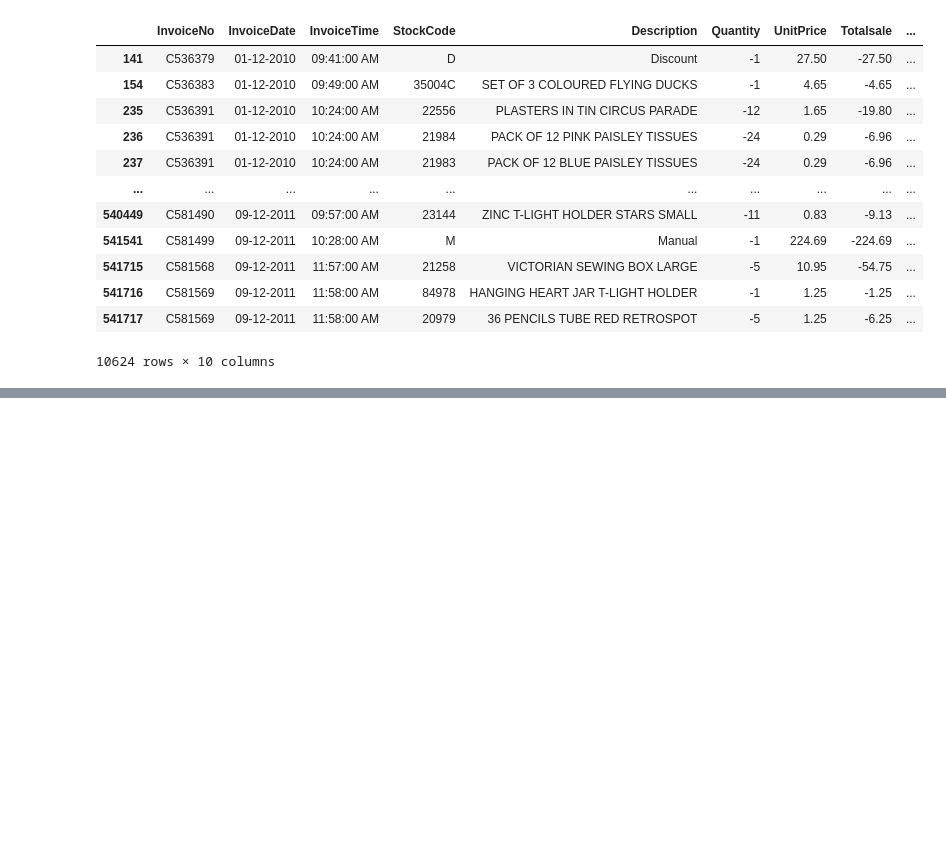
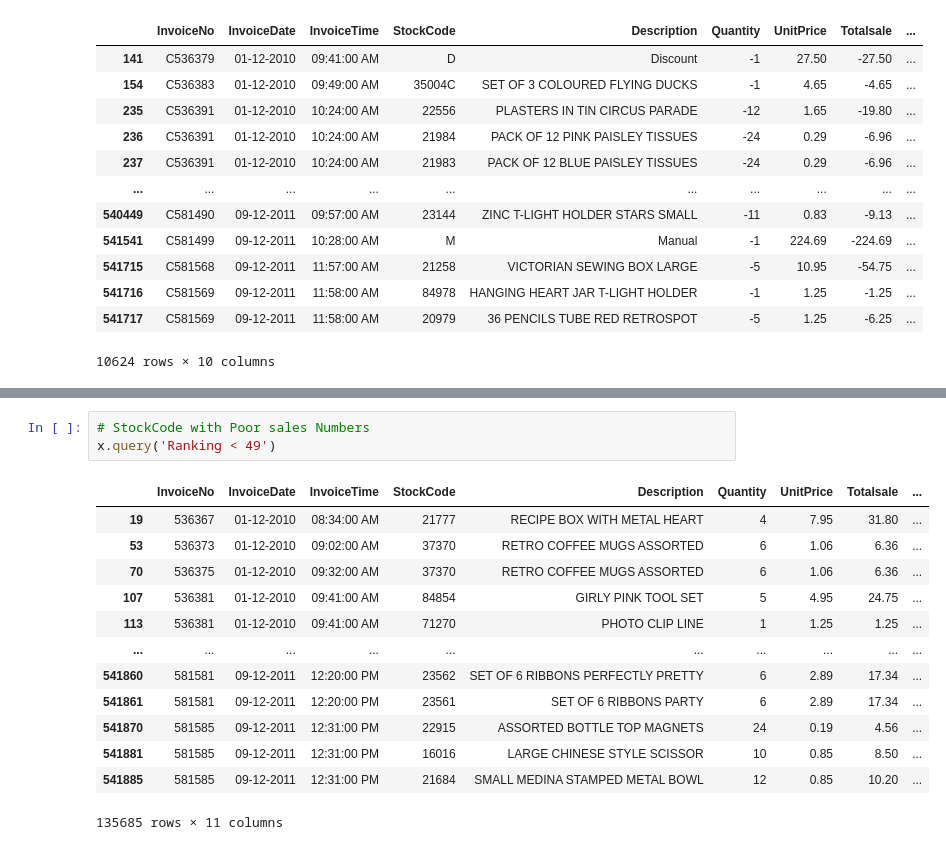
Before and after one commit to singhamit8467/Python, a Jupyter notebook: EDA - Retail Data.ipynb, the cells around one changed output, grey strips where cells are left out. Saved outputs shown, nothing was run; the diff lists cells and outputs as text; blank space fills up the shorter version.

```diff
--- a/EDA - Retail Data.ipynb
+++ b/EDA - Retail Data.ipynb
@@ -96,2 +110,19 @@ x.groupby(x['StockCode']).sum().query('Totalsale < 100')
+# %%
+# StockCode with Poor sales Numbers
+x.query('Ranking < 49')
+# %% [output]
+|  | InvoiceNo | InvoiceDate | InvoiceTime | StockCode | Description | Quantity | UnitPrice | Totalsale | ... |
+| 19 | 536367 | 01-12-2010 | 08:34:00 AM | 21777 | RECIPE BOX WITH METAL HEART | 4 | 7.95 | 31.80 | ... |
+| 53 | 536373 | 01-12-2010 | 09:02:00 AM | 37370 | RETRO COFFEE MUGS ASSORTED | 6 | 1.06 | 6.36 | ... |
+| 70 | 536375 | 01-12-2010 | 09:32:00 AM | 37370 | RETRO COFFEE MUGS ASSORTED | 6 | 1.06 | 6.36 | ... |
+| 107 | 536381 | 01-12-2010 | 09:41:00 AM | 84854 | GIRLY PINK TOOL SET | 5 | 4.95 | 24.75 | ... |
+| 113 | 536381 | 01-12-2010 | 09:41:00 AM | 71270 | PHOTO CLIP LINE | 1 | 1.25 | 1.25 | ... |
+| ... | ... | ... | ... | ... | ... | ... | ... | ... | ... |
+| 541860 | 581581 | 09-12-2011 | 12:20:00 PM | 23562 | SET OF 6 RIBBONS PERFECTLY PRETTY | 6 | 2.89 | 17.34 | ... |
+| 541861 | 581581 | 09-12-2011 | 12:20:00 PM | 23561 | SET OF 6 RIBBONS PARTY | 6 | 2.89 | 17.34 | ... |
+| 541870 | 581585 | 09-12-2011 | 12:31:00 PM | 22915 | ASSORTED BOTTLE TOP MAGNETS | 24 | 0.19 | 4.56 | ... |
+| 541881 | 581585 | 09-12-2011 | 12:31:00 PM | 16016 | LARGE CHINESE STYLE SCISSOR | 10 | 0.85 | 8.50 | ... |
+| 541885 | 581585 | 09-12-2011 | 12:31:00 PM | 21684 | SMALL MEDINA STAMPED METAL BOWL | 12 | 0.85 | 10.20 | ... |
+135685 rows × 11 columns
 # %%
 # Stock Code with Good sales Numbers
```
Also changed, not shown: parts of 6 cells of this notebook.
